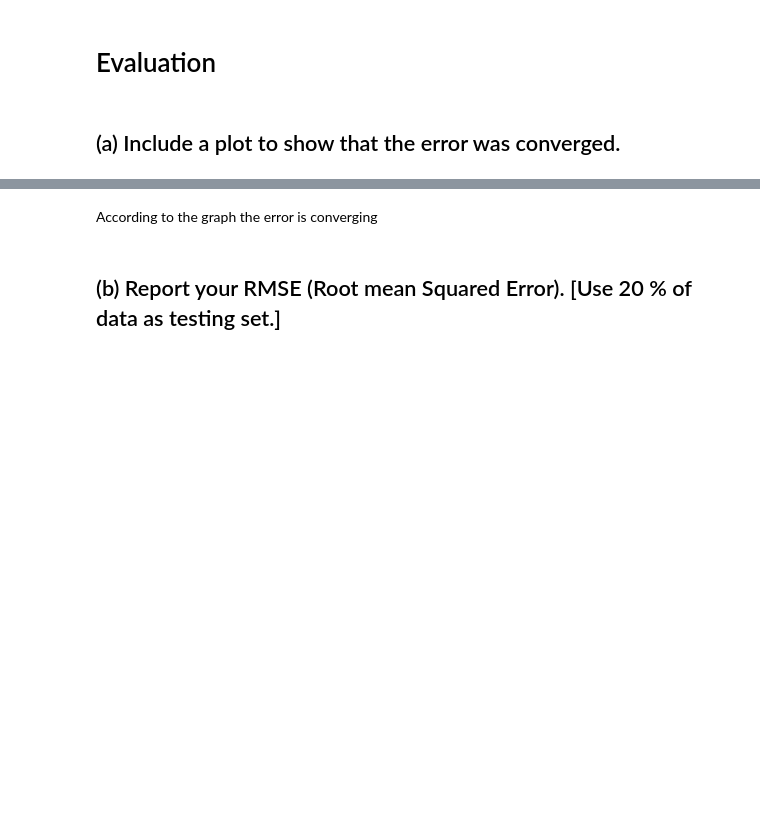
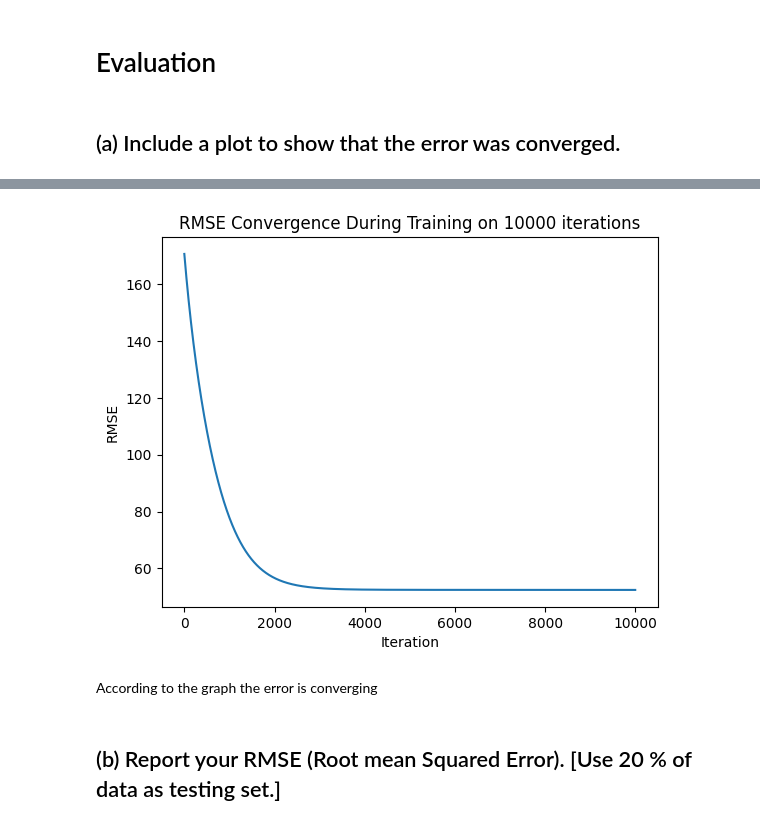
Before and after one commit to vadimegorov13/linear-regression-gradient-descent-diabetes, a Jupyter notebook: multiple_linear_regression.ipynb, the cells around one changed output, grey strips where cells are left out. Drawn from its saved outputs; the diff is of its cells as text; code cells hidden in the pictures; blank space fills up the shorter version.

```diff
--- a/multiple_linear_regression.ipynb
+++ b/multiple_linear_regression.ipynb
@@ -197,3 +197,14 @@ plt.show()
+# %%
+# Plot the RMSE error during training
+# cost_history contains (1/2n) × Σ(ŷ - y)², so multiply by 2 to get MSE, then sqrt for RMSE
+rmse_history = np.sqrt(np.array(cost_history) * 2)
+plt.plot(rmse_history)
+plt.xlabel('Iteration')
+plt.ylabel('RMSE')
+plt.title('RMSE Convergence During Training on 10000 iterations')
+plt.show()
+# %% [output]
+[figure, added]
 # %% [markdown]
 According to the graph the error is converging
 # %% [markdown]
```
Also changed, not shown: parts of 3 cells of this notebook.
